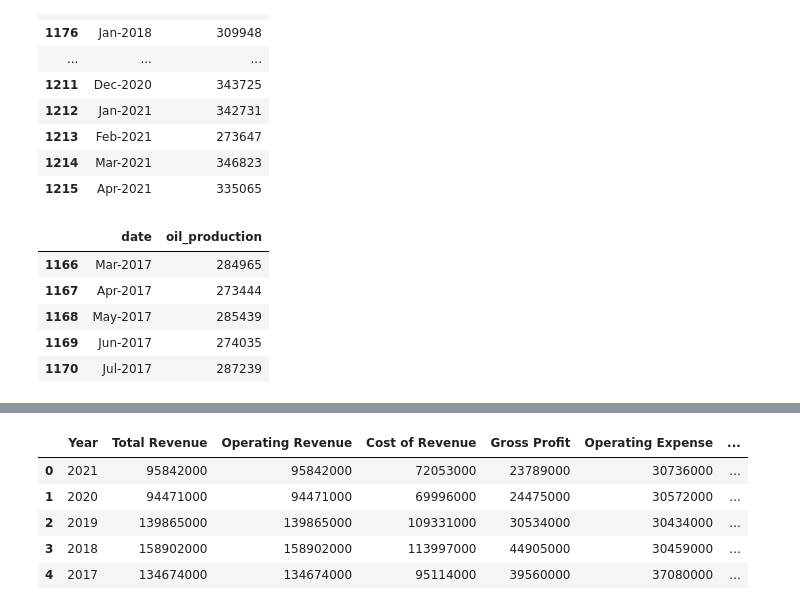
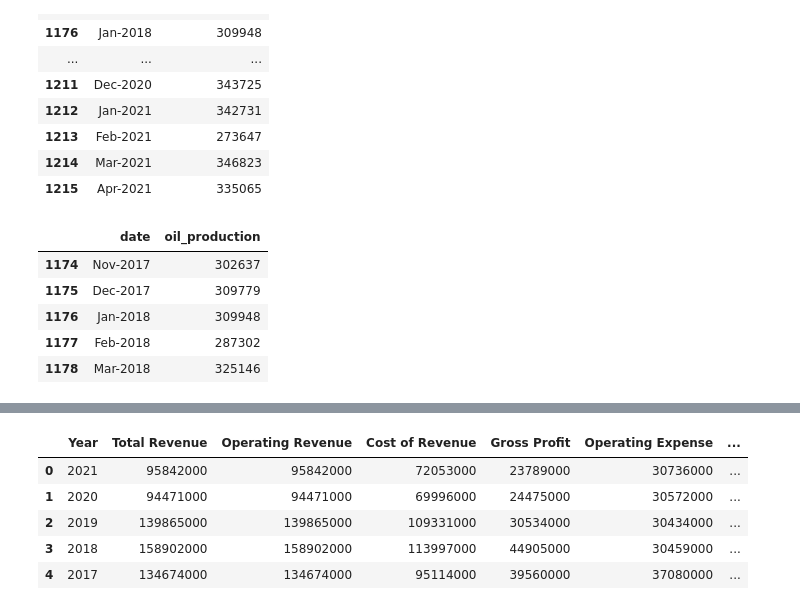
Before and after one commit to samb12343/Project_1, a Jupyter notebook: Chart for Chevron & ExxonMobil Financial Statements.ipynb, the cells around one changed output, grey strips where cells are left out. Drawn from its saved outputs; the diff is of its cells as text; code cells hidden in the pictures.

```diff
--- a/Chart for Chevron & ExxonMobil Financial Statements.ipynb
+++ b/Chart for Chevron & ExxonMobil Financial Statements.ipynb
@@ -22,10 +23,10 @@ from matplotlib import pyplot as plt
 # %%
-chevron_statements = pandas.read_csv('Chevron-Financial-Statements-.csv')
-exxon_statements = pandas.read_csv('Exxon_Financial_Statements.csv')
+chevron_statements = pd.read_csv('Chevron-Financial-Statements-.csv')
+exxon_statements = pd.read_csv('Exxon_Financial_Statements.csv')
 #chevron_df = pandas.read_csv('chevron_df.csv')
 #exxon_df = pandas.read_csv('exxon_df.csv')
-total_df = pandas.read_csv('Finalized_Data.csv')
-oil_production = pandas.read_csv('Crude_Oil_Production.csv')
+total_df = pd.read_csv('Finalized_Data.csv')
+oil_production = pd.read_csv('Crude_Oil_Production.csv')
 # %%
 #observe data dataframe
 oil_production.head()
@@ -90,11 +99,11 @@ oil_df.iloc[first:last]
 # %%
 #making sure the proper rows have been removed
-df_oil = oil_df.drop(oil_df.index[range(1166)])
+df_oil = oil_df.drop(oil_df.index[range(1174)])
 df_oil.head()
 # %% [output]
 |  | date | oil_production |
-| 1166 | Mar-2017 | 284965 |
-| 1167 | Apr-2017 | 273444 |
-| 1168 | May-2017 | 285439 |
-| 1169 | Jun-2017 | 274035 |
-| 1170 | Jul-2017 | 287239 |
+| 1174 | Nov-2017 | 302637 |
+| 1175 | Dec-2017 | 309779 |
+| 1176 | Jan-2018 | 309948 |
+| 1177 | Feb-2018 | 287302 |
+| 1178 | Mar-2018 | 325146 |
```
Also changed, not shown: parts of 8 cells of this notebook.
